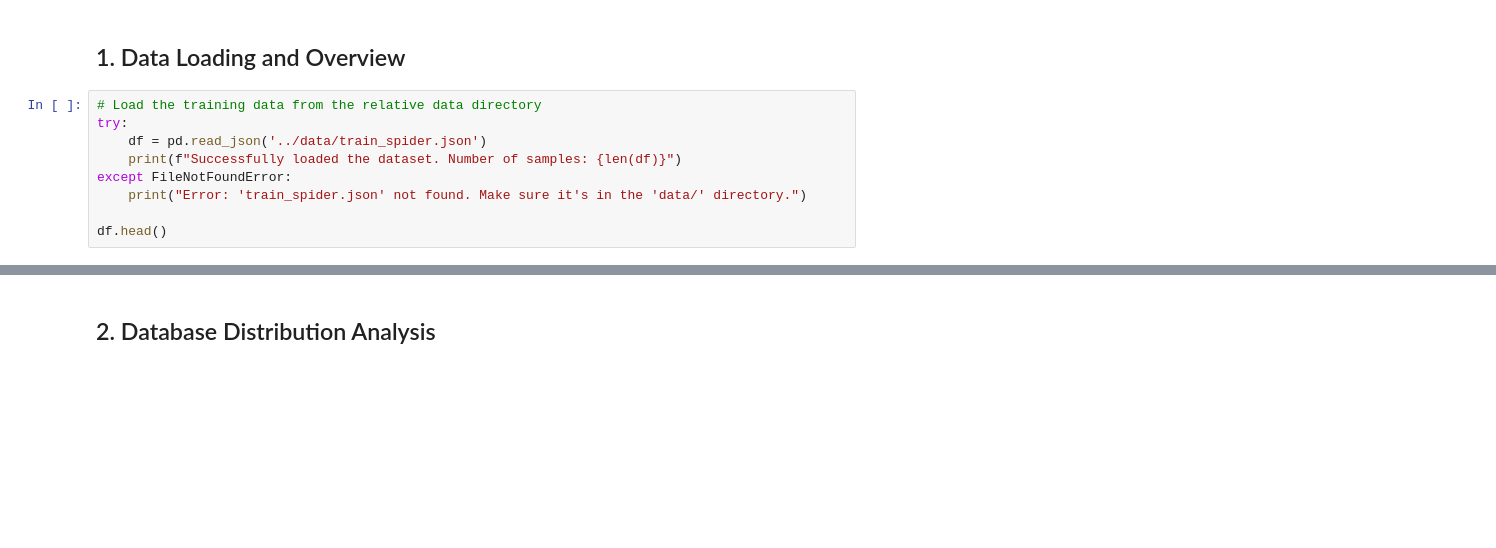
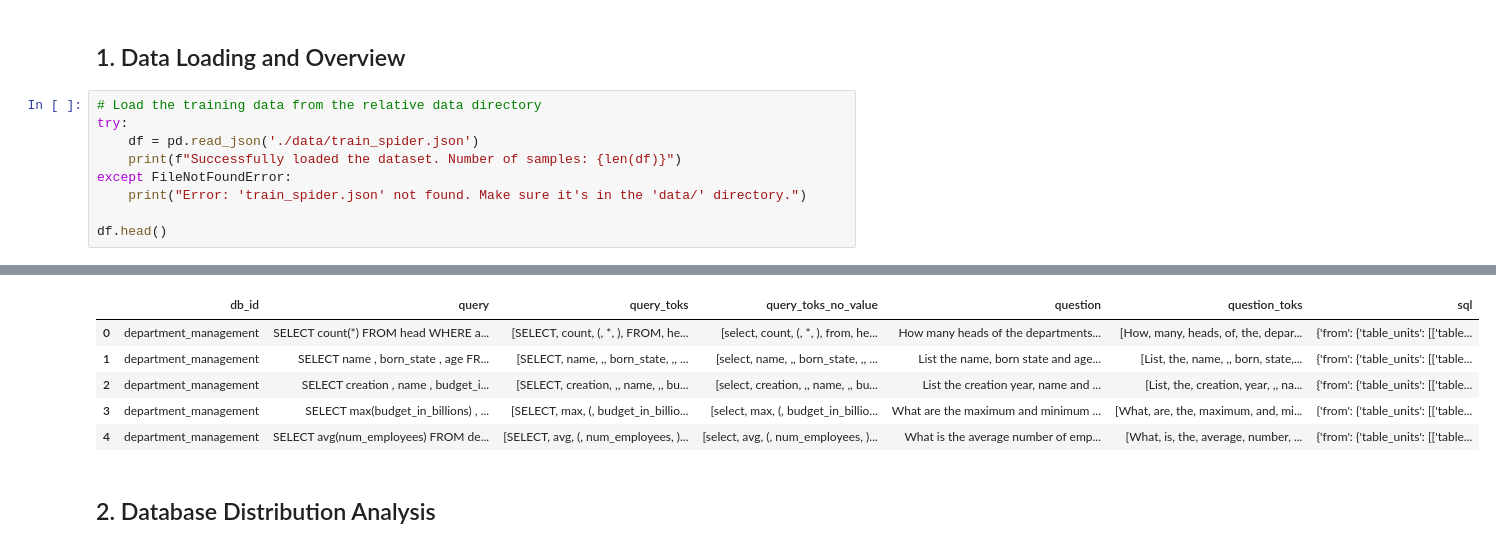
Before and after one commit to chirag300/Seqt2SQL, a Jupyter notebook: EDA.ipynb, the cells around one changed output, grey strips where cells are left out. Saved outputs shown, nothing was run; the diff lists cells and outputs as text; blank space fills up the shorter version.

```diff
--- a/EDA.ipynb
+++ b/EDA.ipynb
@@ -24,9 +24,10 @@ plt.rcParams['figure.figsize'] = (12, 6)
 # %%
 # Load the training data from the relative data directory
 try:
-    df = pd.read_json('../data/train_spider.json')
+    df = pd.read_json('./data/train_spider.json')
     print(f"Successfully loaded the dataset. Number of samples: {len(df)}")
 except FileNotFoundError:
     print("Error: 'train_spider.json' not found. Make sure it's in the 'data/' directory.")
 
 df.head()
+# %% [output]
@@ -33,3 +35,9 @@ df.head()
+|  | db_id | query | query_toks | query_toks_no_value | question | question_toks | sql |
+| 0 | department_management | SELECT count(*) FROM head WHERE a... | [SELECT, count, (, *, ), FROM, he... | [select, count, (, *, ), from, he... | How many heads of the departments... | [How, many, heads, of, the, depar... | {'from': {'table_units': [['table... |
+| 1 | department_management | SELECT name , born_state , age FR... | [SELECT, name, ,, born_state, ,, ... | [select, name, ,, born_state, ,, ... | List the name, born state and age... | [List, the, name, ,, born, state,... | {'from': {'table_units': [['table... |
+| 2 | department_management | SELECT creation , name , budget_i... | [SELECT, creation, ,, name, ,, bu... | [select, creation, ,, name, ,, bu... | List the creation year, name and ... | [List, the, creation, year, ,, na... | {'from': {'table_units': [['table... |
+| 3 | department_management | SELECT max(budget_in_billions) , ... | [SELECT, max, (, budget_in_billio... | [select, max, (, budget_in_billio... | What are the maximum and minimum ... | [What, are, the, maximum, and, mi... | {'from': {'table_units': [['table... |
+| 4 | department_management | SELECT avg(num_employees) FROM de... | [SELECT, avg, (, num_employees, )... | [select, avg, (, num_employees, )... | What is the average number of emp... | [What, is, the, average, number, ... | {'from': {'table_units': [['table... |
 # %% [markdown]
 ## 2. Database Distribution Analysis
 # %%
```
Also changed, not shown: parts of 5 cells of this notebook.
